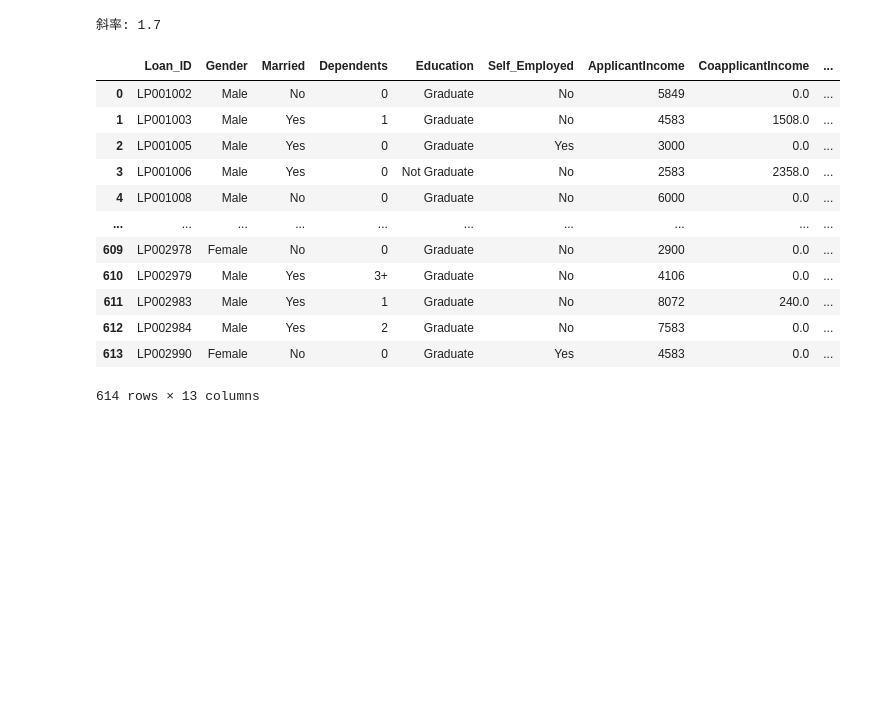
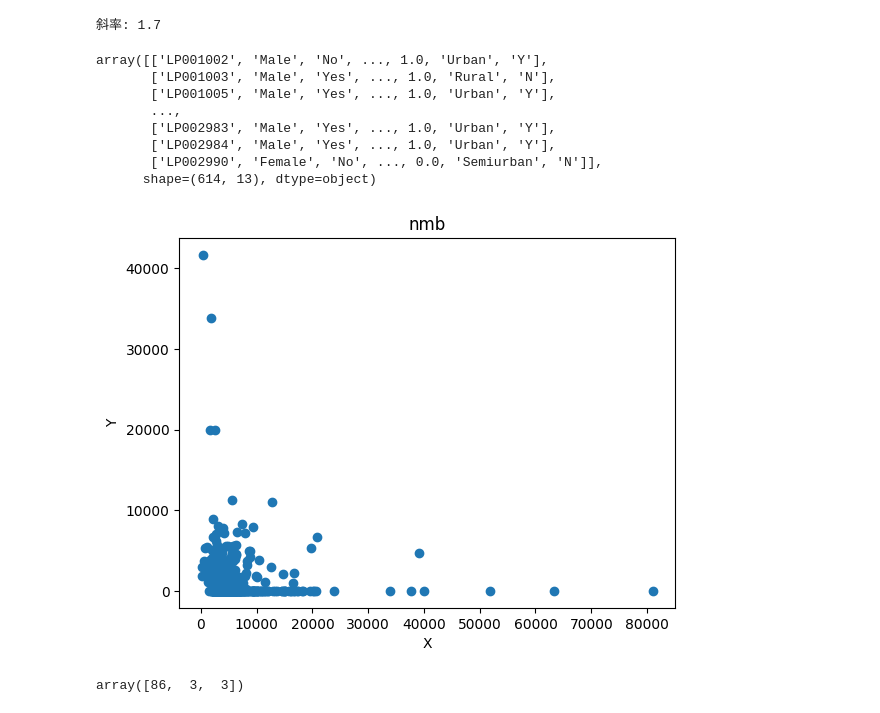
Before and after one commit to kalaxiaoke777/dataS, a Jupyter notebook: linear_.ipynb, the cells around one changed output. Drawn from its saved outputs; the diff is of its cells as text; code cells hidden in the pictures; blank space fills up the shorter version.

```diff
--- a/linear_.ipynb
+++ b/linear_.ipynb
@@ -89,20 +91,26 @@ print("斜率:", slope)
 斜率: 1.7
 # %%
 import pandas as pd
-
+import numpy as np
+import matplotlib.pyplot as plt
 data = pd.read_csv('./data/train_u6lujuX_CVtuZ9i.csv')
-data
+np_data = np.array(data)
+np_data
 # %% [output]
-|  | Loan_ID | Gender | Married | Dependents | Education | Self_Employed | ApplicantIncome | CoapplicantIncome | ... |
-| 0 | LP001002 | Male | No | 0 | Graduate | No | 5849 | 0.0 | ... |
-| 1 | LP001003 | Male | Yes | 1 | Graduate | No | 4583 | 1508.0 | ... |
-| 2 | LP001005 | Male | Yes | 0 | Graduate | Yes | 3000 | 0.0 | ... |
-| 3 | LP001006 | Male | Yes | 0 | Not Graduate | No | 2583 | 2358.0 | ... |
-| 4 | LP001008 | Male | No | 0 | Graduate | No | 6000 | 0.0 | ... |
-| ... | ... | ... | ... | ... | ... | ... | ... | ... | ... |
-| 609 | LP002978 | Female | No | 0 | Graduate | No | 2900 | 0.0 | ... |
-| 610 | LP002979 | Male | Yes | 3+ | Graduate | No | 4106 | 0.0 | ... |
-| 611 | LP002983 | Male | Yes | 1 | Graduate | No | 8072 | 240.0 | ... |
-| 612 | LP002984 | Male | Yes | 2 | Graduate | No | 7583 | 0.0 | ... |
-| 613 | LP002990 | Female | No | 0 | Graduate | Yes | 4583 | 0.0 | ... |
-614 rows × 13 columns
+array([['LP001002', 'Male', 'No', ..., 1.0, 'Urban', 'Y'],
+       ['LP001003', 'Male', 'Yes', ..., 1.0, 'Rural', 'N'],
+       ['LP001005', 'Male', 'Yes', ..., 1.0, 'Urban', 'Y'],
+       ...,
+       ['LP002983', 'Male', 'Yes', ..., 1.0, 'Urban', 'Y'],
+       ['LP002984', 'Male', 'Yes', ..., 1.0, 'Urban', 'Y'],
+       ['LP002990', 'Female', 'No', ..., 0.0, 'Semiurban', 'N']],
+      shape=(614, 13), dtype=object)
+# %%
+plt.figure()
+plt.xlabel('X')
+plt.ylabel('Y')
+plt.title('nmb')
+plt.scatter(np_data[:,6], np_data[:,7])
+plt.show()
+# %% [output]
+[figure, added]
@@ -108,0 +188,8 @@ data
+# %%
+import numpy as np
+
+data = np.array([[84,1,1],[1,1,1],[1,1,1]])
+data2 = np.array([1,1,1])
+data.dot(data2)
+# %% [output]
+array([86,  3,  3])
```
Also changed, not shown: parts of 2 cells of this notebook.
